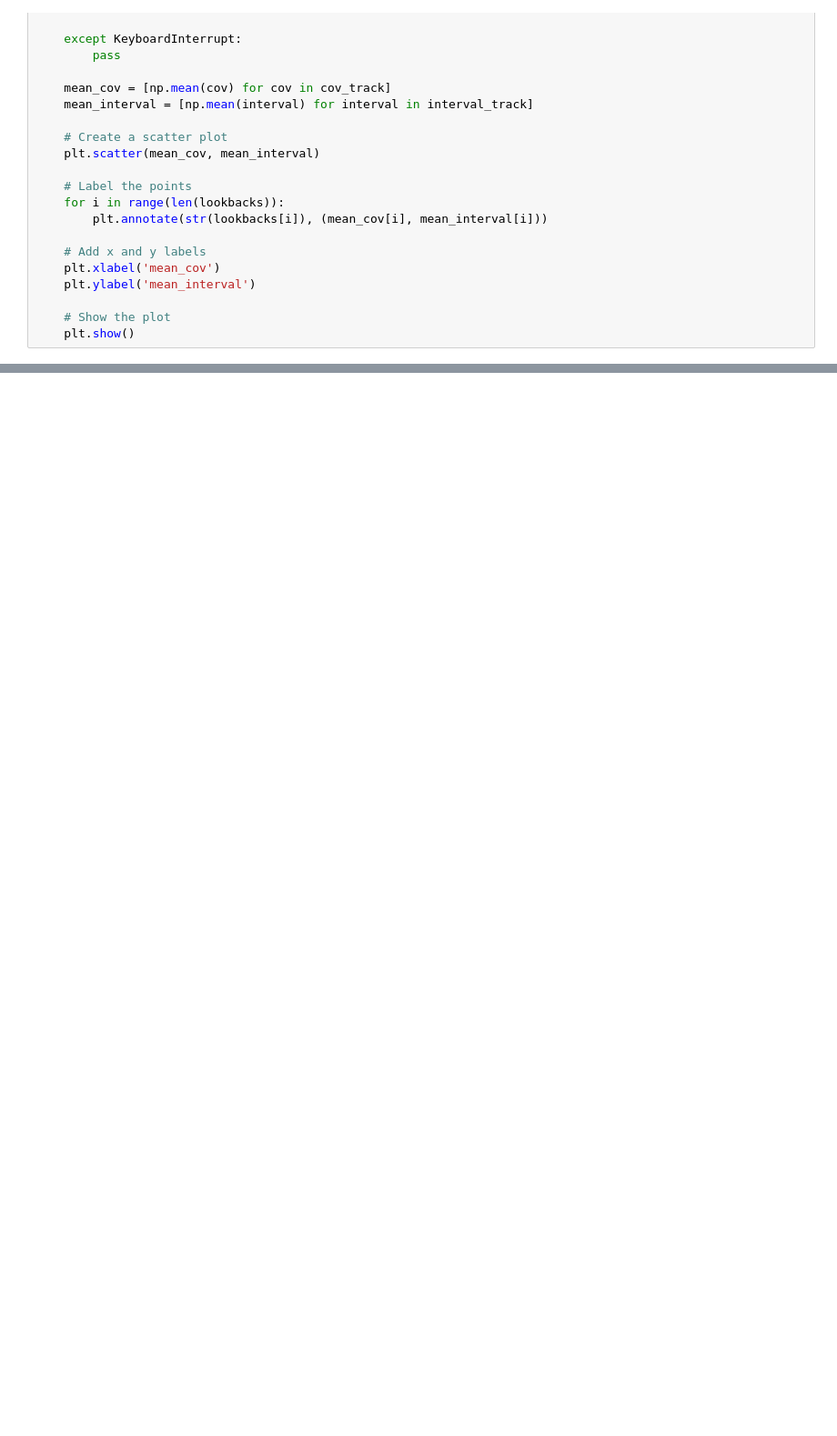
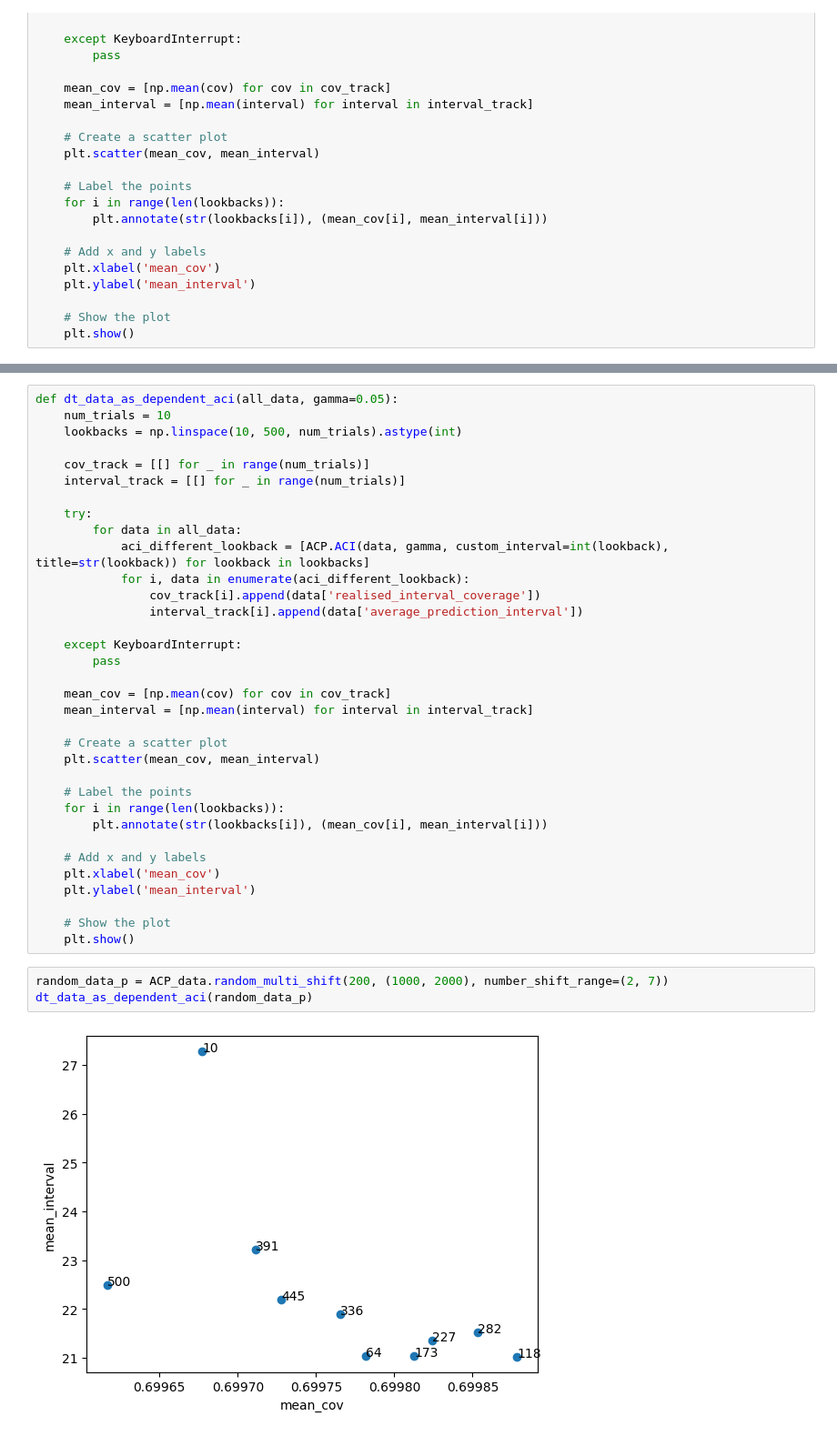
Before and after one commit to chrisjwheeler/ConformalProject, a Jupyter notebook: Adapted_Conformal_Prediction/DtACI_comparison_with_different_lookback.ipynb, the cells around one changed output, grey strips where cells are left out. Shown at 91% size. Saved outputs shown, nothing was run; the diff lists cells and outputs as text; blank space fills up the shorter version.

```diff
--- a/Adapted_Conformal_Prediction/DtACI_comparison_with_different_lookback.ipynb
+++ b/Adapted_Conformal_Prediction/DtACI_comparison_with_different_lookback.ipynb
@@ -106,0 +109,39 @@ dt_data_as_dependent(random_data)
+# %%
+def dt_data_as_dependent_aci(all_data, gamma=0.05):
+    num_trials = 10
+    lookbacks = np.linspace(10, 500, num_trials).astype(int)
+
+    cov_track = [[] for _ in range(num_trials)]
+    interval_track = [[] for _ in range(num_trials)]
+
+    try:
+        for data in all_data:
+            aci_different_lookback = [ACP.ACI(data, gamma, custom_interval=int(lookback), title=str(lookback)) for lookback in lookbacks]
+            for i, data in enumerate(aci_different_lookback):
+                cov_track[i].append(data['realised_interval_coverage'])
+                interval_track[i].append(data['average_prediction_interval'])
+
+    except KeyboardInterrupt:
+        pass
+
+    mean_cov = [np.mean(cov) for cov in cov_track]
+    mean_interval = [np.mean(interval) for interval in interval_track]
+
+    # Create a scatter plot
+    plt.scatter(mean_cov, mean_interval)
+
+    # Label the points
+    for i in range(len(lookbacks)):
+        plt.annotate(str(lookbacks[i]), (mean_cov[i], mean_interval[i]))
+
+    # Add x and y labels
+    plt.xlabel('mean_cov')
+    plt.ylabel('mean_interval')
+
+    # Show the plot
+    plt.show()
+# %%
+random_data_p = ACP_data.random_multi_shift(200, (1000, 2000), number_shift_range=(2, 7))
+dt_data_as_dependent_aci(random_data_p)
+# %% [output]
+[figure, added]
```
Also changed, not shown: parts of 9 cells of this notebook, 8 other files.
